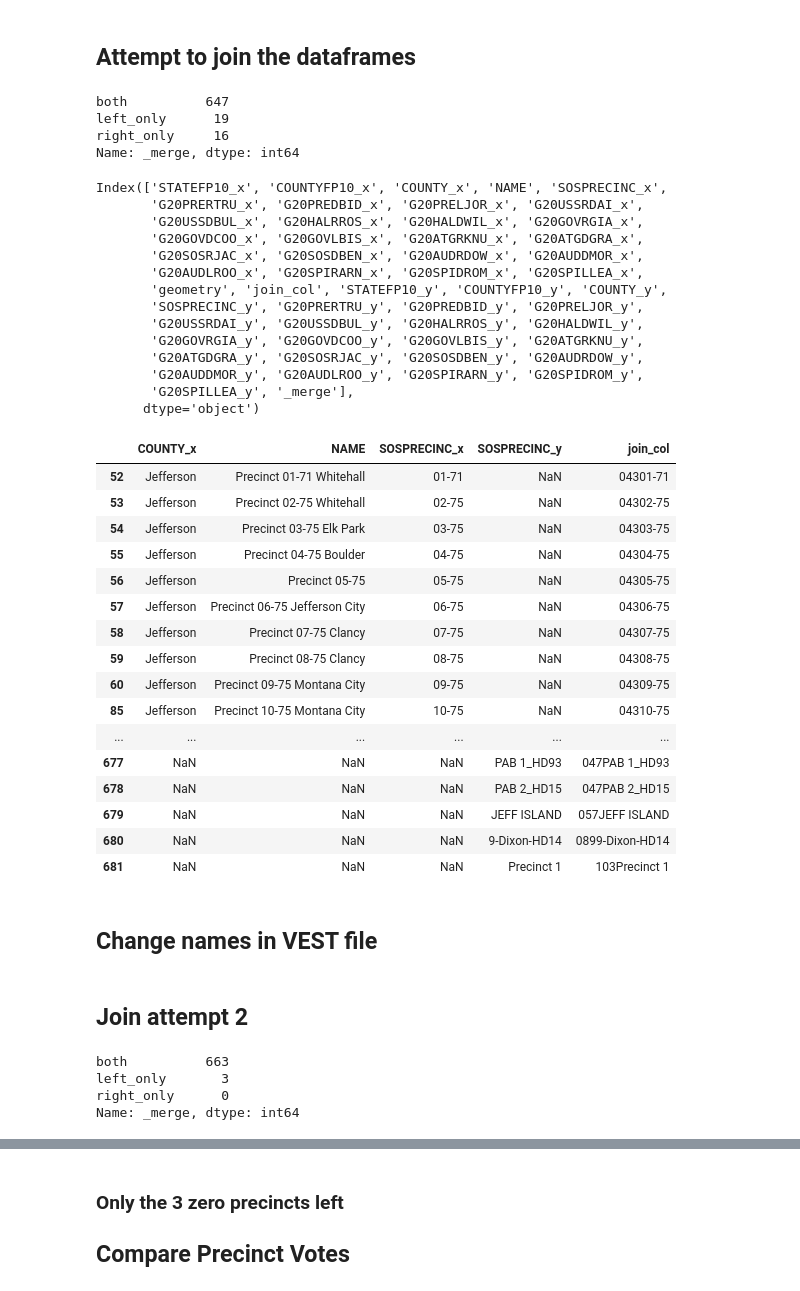
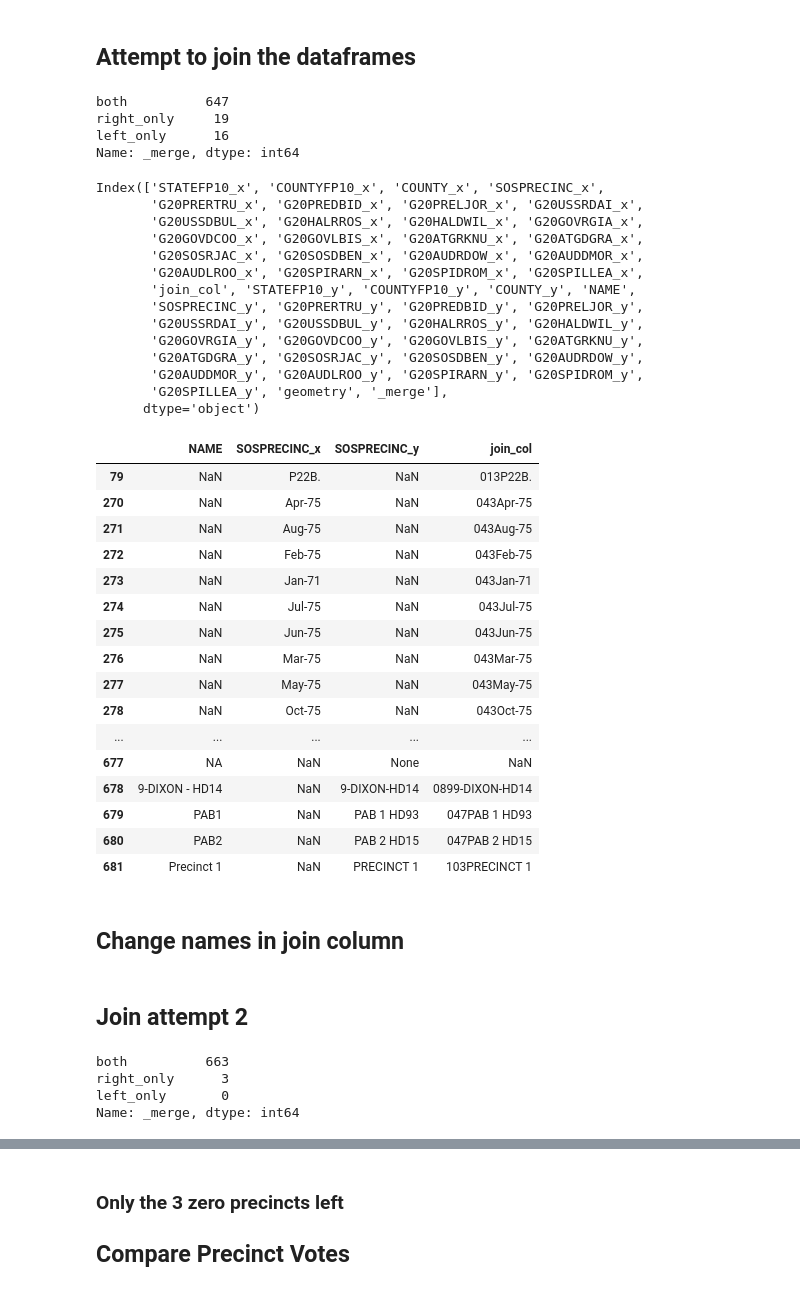
Before and after one commit to nonpartisan-redistricting-datahub/pdv-mt, a Jupyter notebook: vest-mt-2020/vest-mt-2020-validation.ipynb, the cells around one changed output, grey strips where cells are left out. Cells and saved outputs as stored; diff of their text form; code cells hidden in the pictures.

```diff
--- a/vest-mt-2020/vest-mt-2020-validation.ipynb
+++ b/vest-mt-2020/vest-mt-2020-validation.ipynb
@@ -402,63 +402,63 @@ vest_mt_20[vest_mt_20['G20PRERTRU'] == 0]
 # %% [markdown]
 ## **Attempt to join the dataframes**
 # %%
-join_attempt_one = pd.merge(vest_mt_20,pivoted_2020,how="outer",on="join_col",indicator=True)
+join_attempt_one = pd.merge(pivoted_2020,vest_mt_20,how="outer",on="join_col",indicator=True)
 print(join_attempt_one["_merge"].value_counts())
 # %% [output]
 both          647
-left_only      19
-right_only     16
+right_only     19
+left_only      16
 Name: _merge, dtype: int64
 # %%
 join_attempt_one.columns
 # %% [output]
-Index(['STATEFP10_x', 'COUNTYFP10_x', 'COUNTY_x', 'NAME', 'SOSPRECINC_x',
+Index(['STATEFP10_x', 'COUNTYFP10_x', 'COUNTY_x', 'SOSPRECINC_x',
        'G20PRERTRU_x', 'G20PREDBID_x', 'G20PRELJOR_x', 'G20USSRDAI_x',
        'G20USSDBUL_x', 'G20HALRROS_x', 'G20HALDWIL_x', 'G20GOVRGIA_x',
        'G20GOVDCOO_x', 'G20GOVLBIS_x', 'G20ATGRKNU_x', 'G20ATGDGRA_x',
        'G20SOSRJAC_x', 'G20SOSDBEN_x', 'G20AUDRDOW_x', 'G20AUDDMOR_x',
        'G20AUDLROO_x', 'G20SPIRARN_x', 'G20SPIDROM_x', 'G20SPILLEA_x',
-       'geometry', 'join_col', 'STATEFP10_y', 'COUNTYFP10_y', 'COUNTY_y',
+       'join_col', 'STATEFP10_y', 'COUNTYFP10_y', 'COUNTY_y', 'NAME',
        'SOSPRECINC_y', 'G20PRERTRU_y', 'G20PREDBID_y', 'G20PRELJOR_y',
        'G20USSRDAI_y', 'G20USSDBUL_y', 'G20HALRROS_y', 'G20HALDWIL_y',
        'G20GOVRGIA_y', 'G20GOVDCOO_y', 'G20GOVLBIS_y', 'G20ATGRKNU_y',
        'G20ATGDGRA_y', 'G20SOSRJAC_y', 'G20SOSDBEN_y', 'G20AUDRDOW_y',
        'G20AUDDMOR_y', 'G20AUDLROO_y', 'G20SPIRARN_y', 'G20SPIDROM_y',
-       'G20SPILLEA_y', '_merge'],
+       'G20SPILLEA_y', 'geometry', '_merge'],
       dtype='object')
 # %%
-join_attempt_one[join_attempt_one['_merge'] != 'both'][['COUNTY_x','NAME','SOSPRECINC_x','SOSPRECINC_y','join_col']]
+join_attempt_one[join_attempt_one['_merge'] != 'both'][['NAME','SOSPRECINC_x','SOSPRECINC_y','join_col']]
 # %% [output]
-|  | COUNTY_x | NAME | SOSPRECINC_x | SOSPRECINC_y | join_col |
-| 52 | Jefferson | Precinct 01-71 Whitehall | 01-71 | NaN | 04301-71 |
-| 53 | Jefferson | Precinct 02-75 Whitehall | 02-75 | NaN | 04302-75 |
-| 54 | Jefferson | Precinct 03-75 Elk Park | 03-75 | NaN | 04303-75 |
-| 55 | Jefferson | Precinct 04-75 Boulder | 04-75 | NaN | 04304-75 |
-| 56 | Jefferson | Precinct 05-75 | 05-75 | NaN | 04305-75 |
-| 57 | Jefferson | Precinct 06-75 Jefferson City | 06-75 | NaN | 04306-75 |
-| 58 | Jefferson | Precinct 07-75 Clancy | 07-75 | NaN | 04307-75 |
-| 59 | Jefferson | Precinct 08-75 Clancy | 08-75 | NaN | 04308-75 |
-| 60 | Jefferson | Precinct 09-75 Montana City | 09-75 | NaN | 04309-75 |
-| 85 | Jefferson | Precinct 10-75 Montana City | 10-75 | NaN | 04310-75 |
-| ... | ... | ... | ... | ... | ... |
-| 677 | NaN | NaN | NaN | PAB 1_HD93 | 047PAB 1_HD93 |
-| 678 | NaN | NaN | NaN | PAB 2_HD15 | 047PAB 2_HD15 |
-| 679 | NaN | NaN | NaN | JEFF ISLAND | 057JEFF ISLAND |
-| 680 | NaN | NaN | NaN | 9-Dixon-HD14 | 0899-Dixon-HD14 |
-| 681 | NaN | NaN | NaN | Precinct 1 | 103Precinct 1 |
+|  | NAME | SOSPRECINC_x | SOSPRECINC_y | join_col |
+| 79 | NaN | P22B. | NaN | 013P22B. |
+| 270 | NaN | Apr-75 | NaN | 043Apr-75 |
+| 271 | NaN | Aug-75 | NaN | 043Aug-75 |
+| 272 | NaN | Feb-75 | NaN | 043Feb-75 |
+| 273 | NaN | Jan-71 | NaN | 043Jan-71 |
+| 274 | NaN | Jul-75 | NaN | 043Jul-75 |
+| 275 | NaN | Jun-75 | NaN | 043Jun-75 |
+| 276 | NaN | Mar-75 | NaN | 043Mar-75 |
+| 277 | NaN | May-75 | NaN | 043May-75 |
+| 278 | NaN | Oct-75 | NaN | 043Oct-75 |
+| ... | ... | ... | ... | ... |
+| 677 | NA | NaN | None | NaN |
+| 678 | 9-DIXON - HD14 | NaN | 9-DIXON-HD14 | 0899-DIXON-HD14 |
+| 679 | PAB1 | NaN | PAB 1 HD93 | 047PAB 1 HD93 |
+| 680 | PAB2 | NaN | PAB 2 HD15 | 047PAB 2 HD15 |
+| 681 | Precinct 1 | NaN | PRECINCT 1 | 103PRECINCT 1 |
 # %% [markdown]
-## **Change names in VEST file**
+## **Change names in join column**
 # %%
 source_vest_names_dict = {'043Jan-71':'04301-71','043Feb-75':'04302-75','043Mar-75':'04303-75','043Apr-75':'04304-75','043May-75':'04305-75','043Jun-75':'04306-75','043Jul-75':'04307-75','043Aug-75':'04308-75','043Sep-75':'04309-75','043Oct-75':'04310-75','057JEFF ISLAND':'057JEFFERSON ISLAND','013P22B.':'013P22B','0899-Dixon-HD14':'0899-DIXON-HD14','047PAB 1_HD93':'047PAB 1 HD93','047PAB 2_HD15':'047PAB 2 HD15','103Precinct 1':'103PRECINCT 1'}
 pivoted_2020["join_col"]=pivoted_2020["join_col"].map(source_vest_names_dict).fillna(pivoted_2020["join_col"])
 # %% [markdown]
 ## **Join attempt 2**
 # %%
-join_attempt_two = pd.merge(vest_mt_20,pivoted_2020,how="outer",on="join_col",indicator=True)
+join_attempt_two = pd.merge(pivoted_2020,vest_mt_20,how="outer",on="join_col",indicator=True)
 print(join_attempt_two["_merge"].value_counts())
 # %% [output]
 both          663
-left_only       3
-right_only      0
+right_only      3
+left_only       0
 Name: _merge, dtype: int64
 # %%
```
Also changed, not shown: parts of 24 cells of this notebook.
